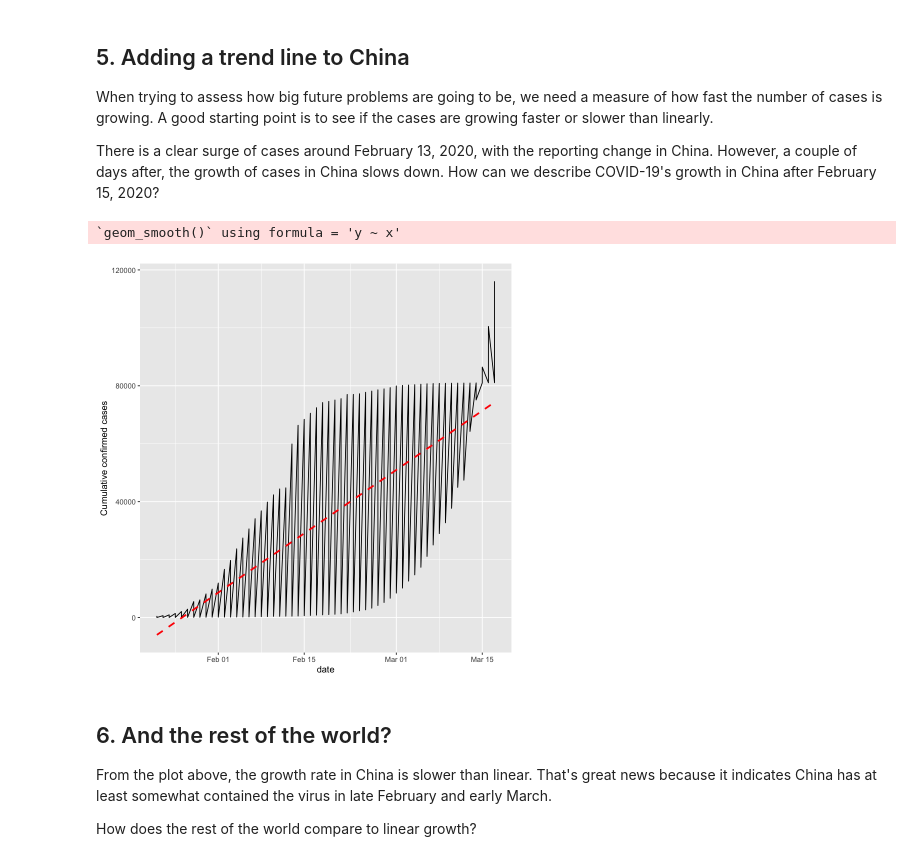
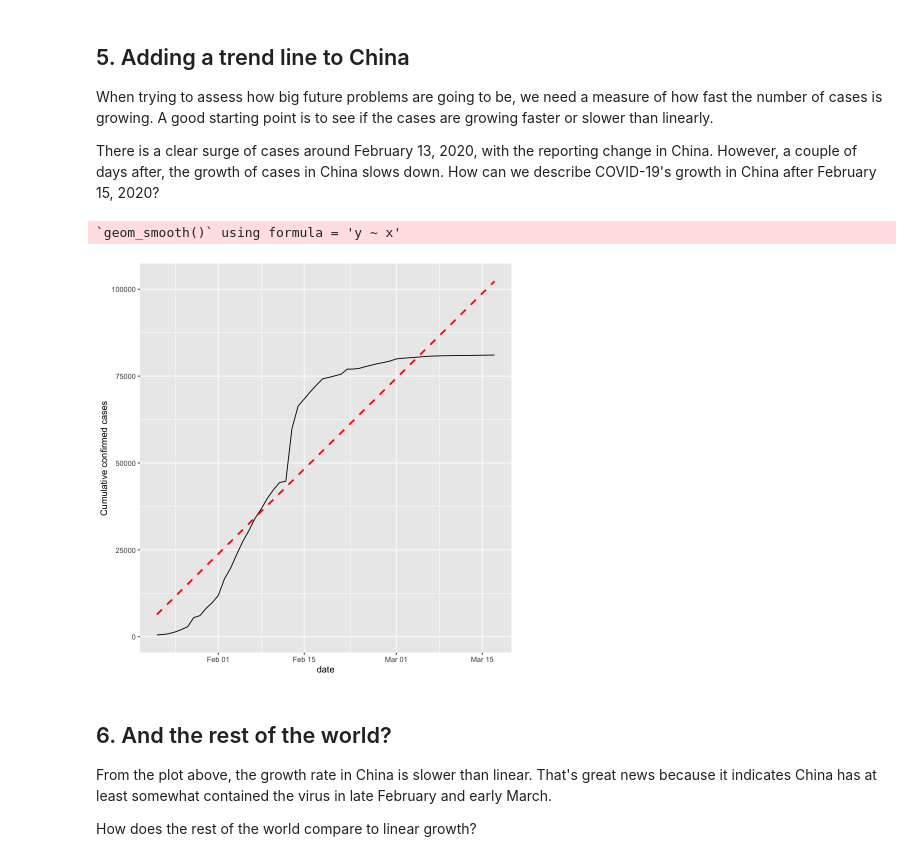
Before and after one commit to JeremyTallant/covid19_R_data_visualization, a Jupyter notebook: r_visualization.ipynb, the cells around one changed output. Drawn from its saved outputs; the diff is of its cells as text; code cells hidden in the pictures.

Commit message:
fixed filter statement in part 5 to show just China

```diff
--- a/r_visualization.ipynb
+++ b/r_visualization.ipynb
@@ -130,17 +130,17 @@ plt_cum_confirmed_cases_china_vs_world +
 # %%
 # Filter for China, from Feb 15
 china_after_feb15 <- confirmed_cases_china_vs_world %>%
-  filter(date >= "2015-02-15")
+  filter(is_china == "China" & date >= "2015-02-15")
 
 # Using china_after_feb15, draw a line plot cum_cases vs. date
 # Add a smooth trend line using linear regression, no error bars
 ggplot(china_after_feb15, aes(x = date, y = cum_cases)) +
   geom_line() +
   geom_smooth(method = "lm", se = FALSE, linetype = "dashed", color = "red") +
   ylab("Cumulative confirmed cases")
 # %% [output]
 `geom_smooth()` using formula = 'y ~ x'
-[figure, old version]
+[figure, new version]
 # %% [markdown]
 ## 6. And the rest of the world?
 <p>From the plot above, the growth rate in China is slower than linear. That's great news because it indicates China has at least somewhat contained the virus in late February and early March.</p>
```
